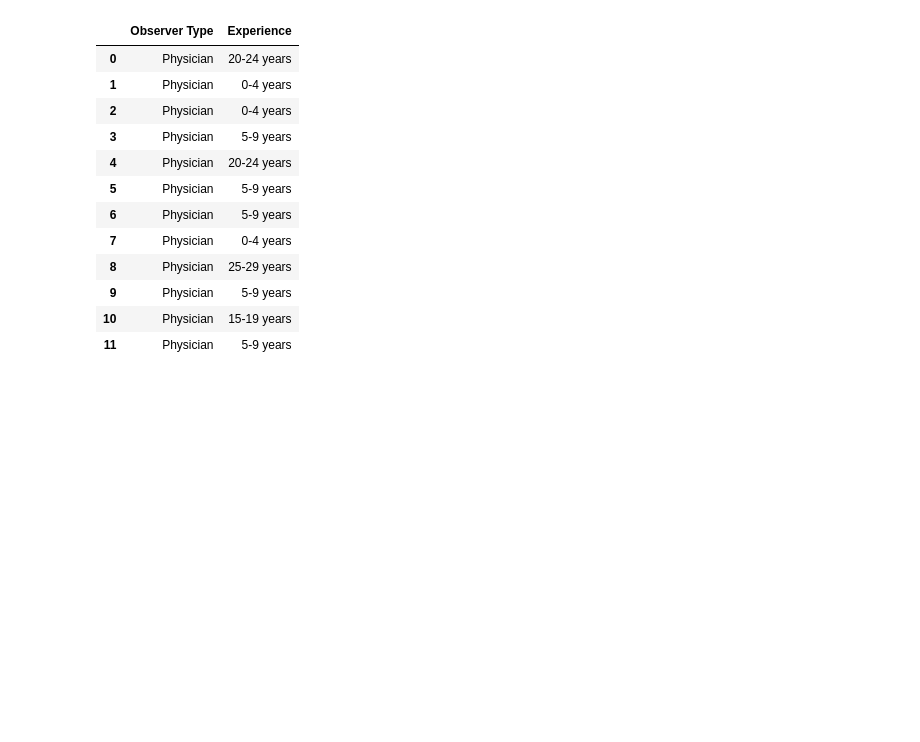
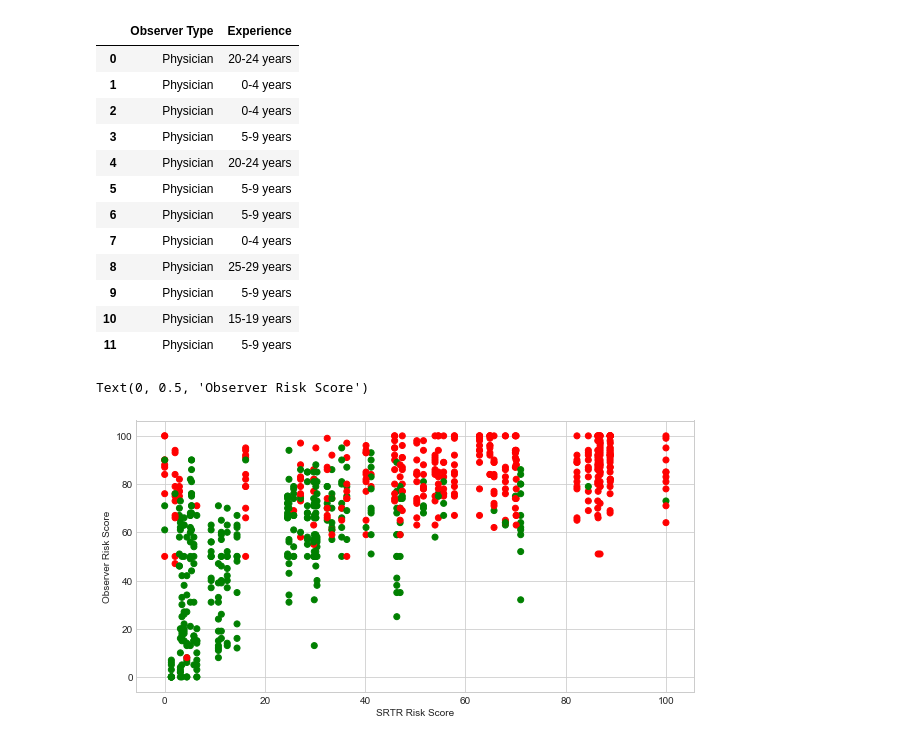
Before and after one commit to peterjmartinson/heart-survey, a Jupyter notebook: HeartSurvey.ipynb, the cells around one changed output. Cells and saved outputs as stored; diff of their text form; code cells hidden in the pictures; blank space fills up the shorter version.

```diff
--- a/HeartSurvey.ipynb
+++ b/HeartSurvey.ipynb
@@ -369,3 +369,15 @@ observer_class
 | 9 | Physician | 5-9 years |
 | 10 | Physician | 15-19 years |
 | 11 | Physician | 5-9 years |
+# %%
+test_risk = risk
+risk.iloc[0, :]
+
+plt.figure(figsize=(10, 5))
+for i in range(12):
+    plt.scatter(scaled_srtr_risk, risk.iloc[i, :], color=colors.iloc[i, :])
+plt.xlabel('SRTR Risk Score')
+plt.ylabel('Observer Risk Score')
+# %% [output]
+Text(0, 0.5, 'Observer Risk Score')
+[figure, added]
```
Also changed, not shown: parts of 1 cell of this notebook, 2 other files.
